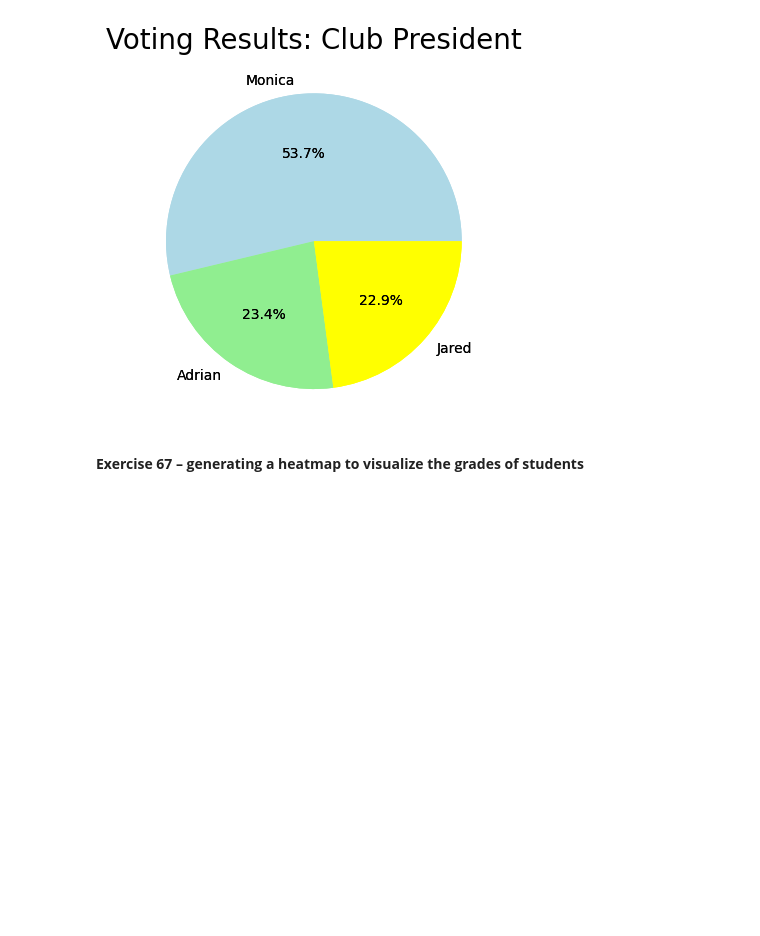
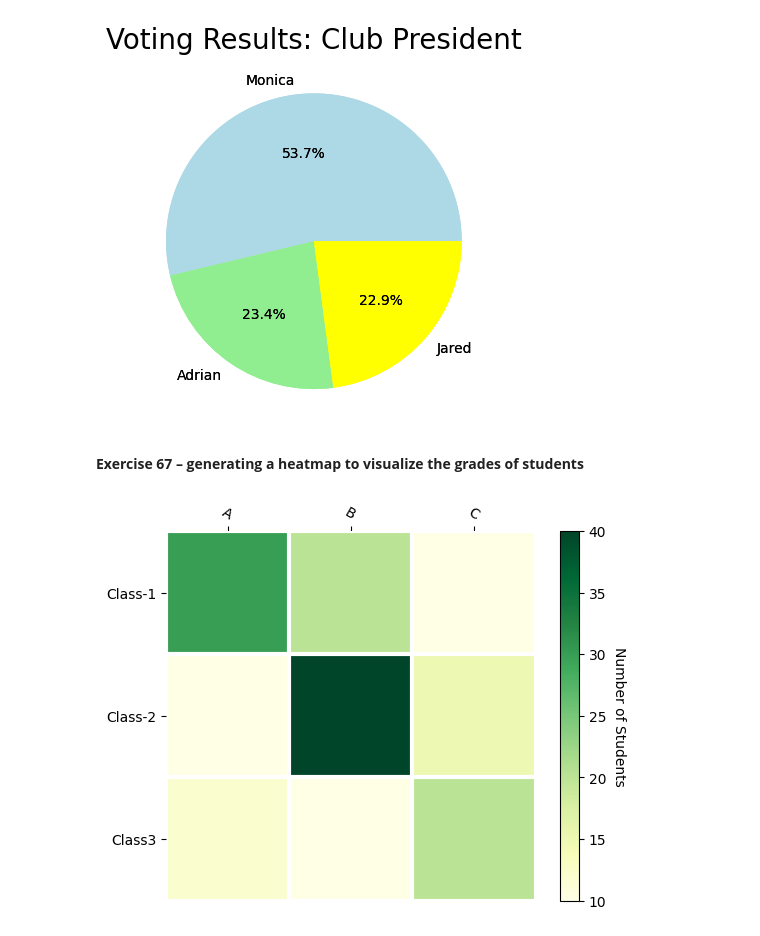
Before and after one commit to PhuNguyen1601/the-python-workshop, a Jupyter notebook: Chapter4/plotting.ipynb, the cells around one changed output. Saved outputs shown, nothing was run; the diff lists cells and outputs as text; code cells hidden in the pictures; blank space fills up the shorter version.

```diff
--- a/Chapter4/plotting.ipynb
+++ b/Chapter4/plotting.ipynb
@@ -98,3 +98,49 @@ plt.show()
 # %% [markdown]
 **Exercise 67 – generating a heatmap to visualize the grades of
 students**
+# %%
+def heatmap(data, row_labels, col_labels, ax=None, cbar_kw={}, cbarlabel="", **kwargs):
+    if not ax:
+        ax = plt.gca()
+    im = ax.imshow(data, **kwargs)
+    cbar = ax.figure.colorbar(im, ax=ax, **cbar_kw)
+    cbar.ax.set_ylabel(cbarlabel, rotation=-90,va="bottom")
+    ax.set_xticks(np.arange(data.shape[1]))
+    ax.set_yticks(np.arange(data.shape[0]))
+    ax.set_xticklabels(col_labels)
+    ax.set_yticklabels(row_labels)
+    ax.tick_params(top=True, bottom=False, labeltop=True, labelbottom=False)
+    plt.setp(ax.get_xticklabels(), rotation=-30,ha="right", rotation_mode="anchor")
+    for edge, spine in ax.spines.items():
+        spine.set_visible(False)
+    ax.set_xticks(np.arange(data.shape[1]+1)-.5, minor=True)
+    ax.set_yticks(np.arange(data.shape[0]+1)-.5, minor=True)
+    ax.grid(which="minor", color="w", linestyle='-', linewidth=3)
+    ax.tick_params(which="minor", bottom=False, left=False)
+    return im, cbar
+
+import numpy as np
+import matplotlib.pyplot as plt
+data = np.array([
+    [30, 20, 10,],
+    [10, 40, 15],
+    [12, 10, 20]
+])
+im, cbar = heatmap(data, ['Class-1', 'Class-2', 'Class3'], ['A', 'B', 'C'], cmap='YlGn', cbarlabel='Number of Students')
+
+def annotate_heatmap(im, data=None, valfmt="{x:.2f}",textcolors=["black", "white"], threshold=None, **textkw):
+    import matplotlib
+    if not isinstance(data, (list, np.ndarray)):
+        data = im.get_array()
+    if threshold is not None:
+        threshold = im.norm(threshold)
+    else:
+        threshold = im.norm(data.max())/2.
+    kw = dict(horizontalalignment="center", verticalalignment="center")
+    kw.update(textkw)
+    if isinstance(valfmt, str):
+        valfmt = matplotlib.ticker.StrMethodFormatter(valfmt)
+
+texts = annotate_heatmap(im, valfmt="{x}")
+# %% [output]
+[figure, added]
```
Also changed, not shown: 6 other files.
